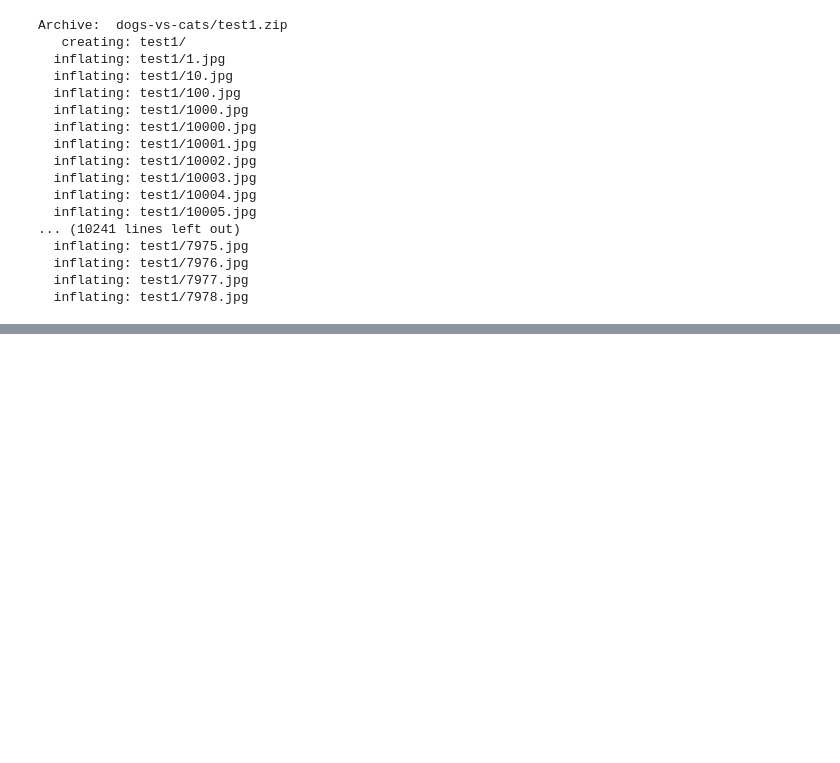
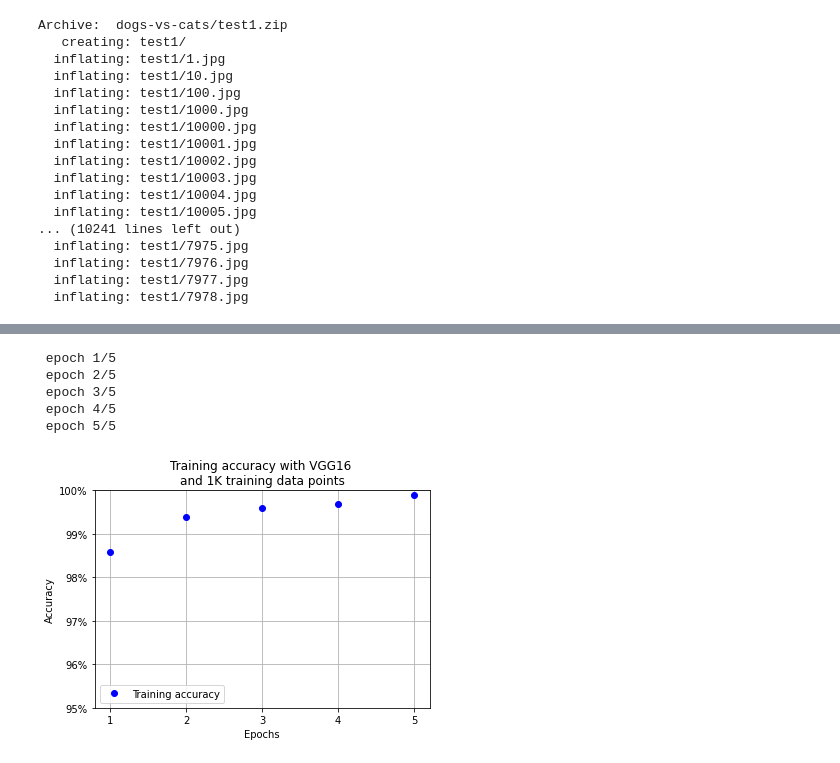
Before and after one commit to MuhammedM294/PyTorch4CV, a Jupyter notebook: VGG16/VGG16.ipynb, the cells around one changed output, grey strips where cells are left out. Drawn from its saved outputs; the diff is of its cells as text; code cells hidden in the pictures; blank space fills up the shorter version.

```diff
--- a/VGG16/VGG16.ipynb
+++ b/VGG16/VGG16.ipynb
@@ -68,0 +125,3 @@ Archive:  dogs-vs-cats/test1.zip
+# %%
+model, loss_function, optimizer = build_model()
+summary(model, torch.zeros(1,3,224,224))
@@ -68,0 +179,50 @@ Archive:  dogs-vs-cats/test1.zip
+# %%
+train = CatDog(train_data_dir)
+train_dataloader = DataLoader(train, batch_size=32, shuffle=True, drop_last = True)
+# %%
+train_losses, train_accuracies = [], []
+val_accuracies = []
+for epoch in range(5):
+    print(f" epoch {epoch + 1}/5")
+    train_epoch_losses, train_epoch_accuracies = [], []
+    val_epoch_accuracies = []
+    for batch in (iter(train_dataloader)):
+        x, y = batch
+        batch_loss = train_batch(x, y, model, optimizer,loss_function)
+        train_epoch_losses.append(batch_loss)
+    train_epoch_loss = np.array(train_epoch_losses).mean()
+
+    for batch in (iter(train_dataloader)):
+        x, y = batch
+        is_correct = accuracy(x, y, model)
+        train_epoch_accuracies.extend(is_correct)
+    train_epoch_accuracy = np.mean(train_epoch_accuracies)
+
+
+
+    train_losses.append(train_epoch_loss)
+    train_accuracies.append(train_epoch_accuracy)
+# %% [output]
+ epoch 1/5
+ epoch 2/5
+ epoch 3/5
+ epoch 4/5
+ epoch 5/5
+# %%
+epochs = np.arange(5)+1
+import matplotlib.ticker as mtick
+import matplotlib.pyplot as plt
+import matplotlib.ticker as mticker
+%matplotlib inline
+plt.plot(epochs, train_accuracies, 'bo', label='Training accuracy')
+plt.gca().xaxis.set_major_locator(mticker.MultipleLocator(1))
+plt.title('Training accuracy with VGG16 \nand 1K training data points')
+plt.xlabel('Epochs')
+plt.ylabel('Accuracy')
+plt.ylim(0.95,1)
+plt.gca().set_yticklabels(['{:.0f}%'.format(x*100) for x in plt.gca().get_yticks()])
+plt.legend()
+plt.grid('off')
+plt.show()
+# %% [output]
+[figure, added]
```
Also changed, not shown: parts of 10 cells of this notebook.
